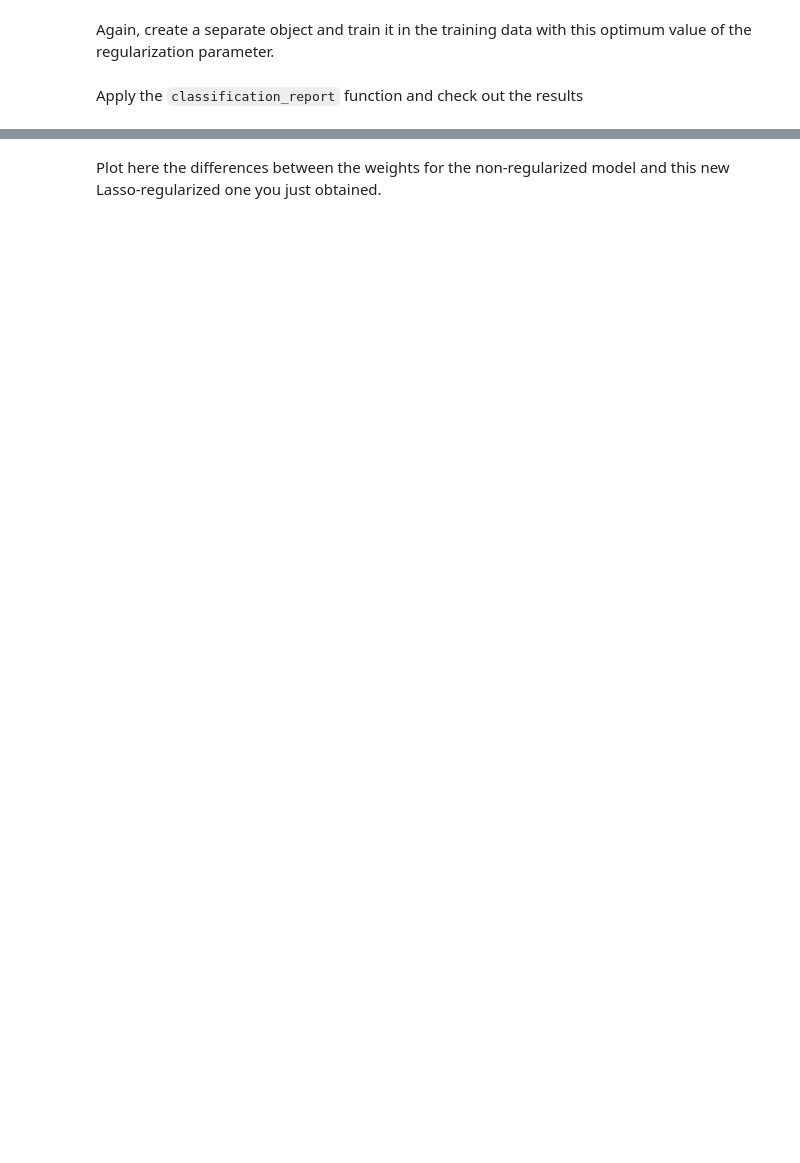
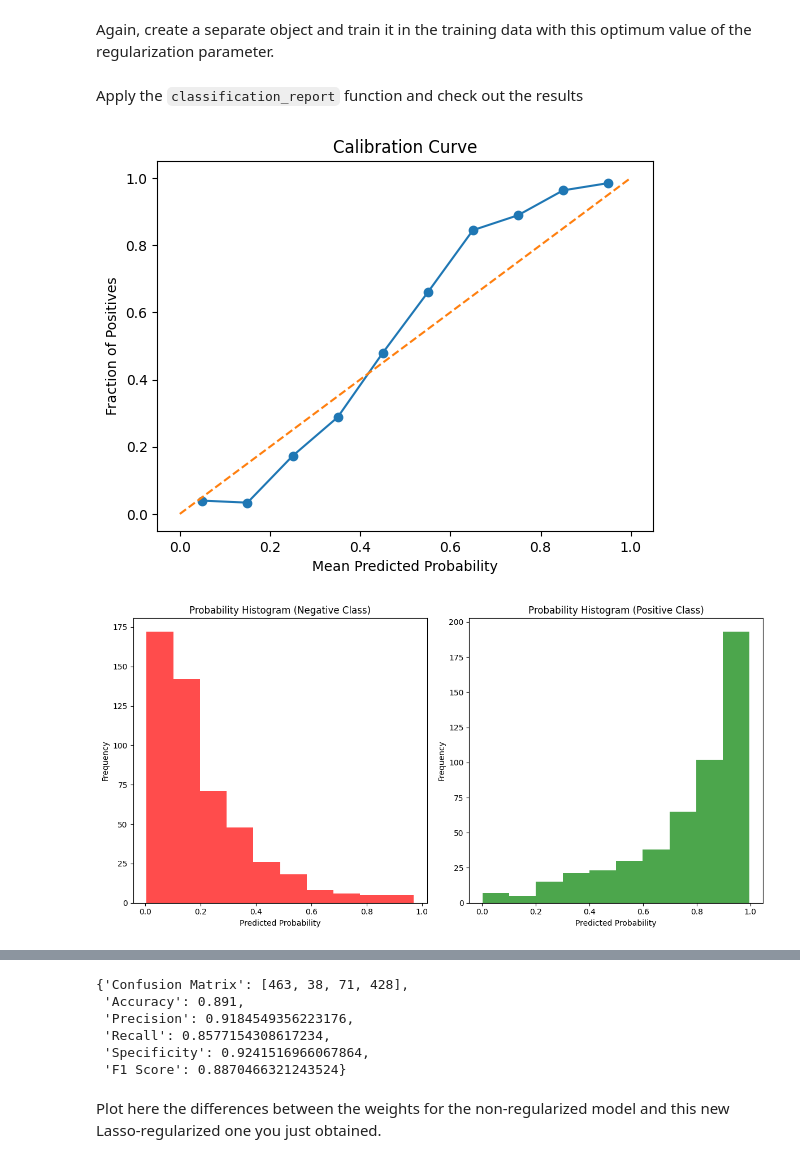
Before and after one commit to ICAI-IMAT-ML/p2-5-Jandres321, a Jupyter notebook: notebook/Lab2_5_LogisticRegression_and_regularization.ipynb, the cells around one changed output, grey strips where cells are left out. Saved outputs shown, nothing was run; the diff lists cells and outputs as text; code cells hidden in the pictures; blank space fills up the shorter version.

```diff
--- a/notebook/Lab2_5_LogisticRegression_and_regularization.ipynb
+++ b/notebook/Lab2_5_LogisticRegression_and_regularization.ipynb
@@ -452,10 +456,13 @@ LogReg_optimum_C_Lasso.fit(X_train, y_train,
                            learning_rate = learning_rate,
                            num_iterations = num_iterations,
                            penalty = 'lasso',
-                           C = None)
+                           C = optimum_C)
 # %% [markdown]
 Apply the `classification_report` function and check out the results
 # %%
-# TODO: Complete the call for the report with the y_test_prob obtained from the test data
-y_test_prob = LogReg_optimum_C_Lasso.predict_proba(None)
-classification_report(None, None, 1)
+# Complete the call for the report with the y_test_prob obtained from the test data
+y_test_prob = LogReg_optimum_C_Lasso.predict_proba(X_test)
+classification_report(y_test, y_test_prob, 1)
+# %% [output]
+[figure, added]
+[figure, added]
@@ -462,2 +470,8 @@ classification_report(None, None, 1)
+{'Confusion Matrix': [463, 38, 71, 428],
+ 'Accuracy': 0.891,
+ 'Precision': 0.9184549356223176,
+ 'Recall': 0.8577154308617234,
+ 'Specificity': 0.9241516966067864,
+ 'F1 Score': 0.8870466321243524}
 # %% [markdown]
 Plot here the differences between the weights for the non-regularized model and this new Lasso-regularized one you just obtained.
```
Also changed, not shown: parts of 28 cells of this notebook.
